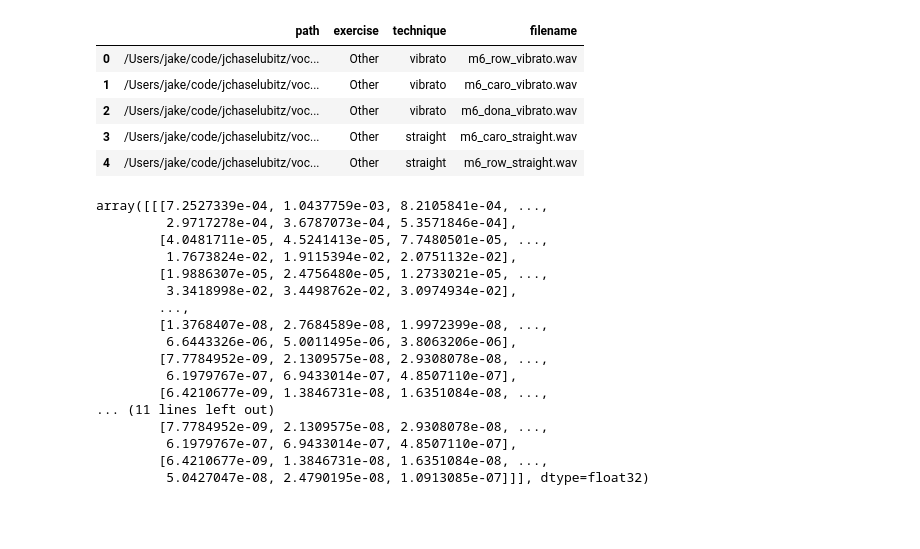
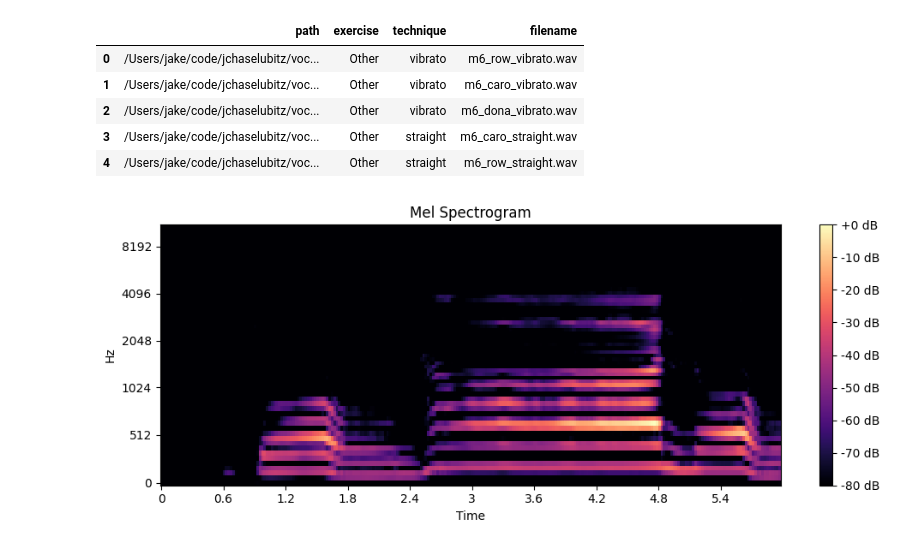
Before and after one commit to ElsaGregoire/vocal_patterns, a Jupyter notebook: notebooks/jake.ipynb, the cells around one changed output. Saved outputs shown, nothing was run; the diff lists cells and outputs as text; code cells hidden in the pictures; blank space fills up the shorter version.

Commit message:
Exploration of librosa and spectrogram

```diff
--- a/notebooks/jake.ipynb
+++ b/notebooks/jake.ipynb
@@ -90,41 +90,33 @@ class AudioUtilLibrosa():
 
   @staticmethod
   def spectro_gram(aud, n_mels=64, n_fft=1024, hop_len=None):
-    sig,sr = aud
-    top_db = 80
-
-    # spec has shape [channel, n_mels, time], where channel is mono, stereo etc
-    spec = melspectrogram(y=sig, sr=sr, n_fft=n_fft, hop_length=hop_len, n_mels=n_mels)
-
-    # Convert to decibels
-    # spec = librosa.feature.AmplitudeToDB(top_db=top_db)(spec)
-    return (spec)
+      sig, sr = aud
+      # If stereo, convert to mono by averaging the channels
+      if sig.ndim > 1:
+          sig = np.mean(sig, axis=0)
+      spec = melspectrogram(y=sig, sr=sr, n_mels=n_mels, n_fft=n_fft, hop_length=hop_len)
+      # Convert to decibels
+      spec_db = librosa.amplitude_to_db(spec, ref=np.max)
+      return spec_db
 
 
 # Example usage
-audio_path = df.iloc[0]['path']
+audio_path = df.iloc[5]['path']
 audio_file = Audio(audio_path)
 audio_data = AudioUtilLibrosa.open(audio_path)
-stereo_audio = AudioUtilLibrosa.rechannel(audio_data, 2)
+stereo_audio = AudioUtilLibrosa.rechannel(audio_data, 1)
 truncate_audio = AudioUtilLibrosa.pad_trunc(stereo_audio, 3000)
 spectrogram = AudioUtilLibrosa.spectro_gram(truncate_audio)
-# %%
-spectrogram
-# %% [output]
-array([[[7.2527339e-04, 1.0437759e-03, 8.2105841e-04, ...,
-         2.9717278e-04, 3.6787073e-04, 5.3571846e-04],
-        [4.0481711e-05, 4.5241413e-05, 7.7480501e-05, ...,
-         1.7673824e-02, 1.9115394e-02, 2.0751132e-02],
-        [1.9886307e-05, 2.4756480e-05, 1.2733021e-05, ...,
-         3.3418998e-02, 3.4498762e-02, 3.0974934e-02],
-        ...,
-        [1.3768407e-08, 2.7684589e-08, 1.9972399e-08, ...,
-         6.6443326e-06, 5.0011495e-06, 3.8063206e-06],
-        [7.7784952e-09, 2.1309575e-08, 2.9308078e-08, ...,
-         6.1979767e-07, 6.9433014e-07, 4.8507110e-07],
-        [6.4210677e-09, 1.3846731e-08, 1.6351084e-08, ...,
-... (11 lines left out)
-        [7.7784952e-09, 2.1309575e-08, 2.9308078e-08, ...,
-         6.1979767e-07, 6.9433014e-07, 4.8507110e-07],
-        [6.4210677e-09, 1.3846731e-08, 1.6351084e-08, ...,
-         5.0427047e-08, 2.4790195e-08, 1.0913085e-07]]], dtype=float32)
+# %%
+import librosa.display
+import matplotlib.pyplot as plt
+
+
+plt.figure(figsize=(10, 4))
+librosa.display.specshow(spectrogram, sr=audio_data[1], x_axis='time', y_axis='mel')
+plt.colorbar(format='%+2.0f dB')
+plt.title('Mel Spectrogram')
+plt.tight_layout()
+plt.show()
+# %% [output]
+[figure, added]
```
